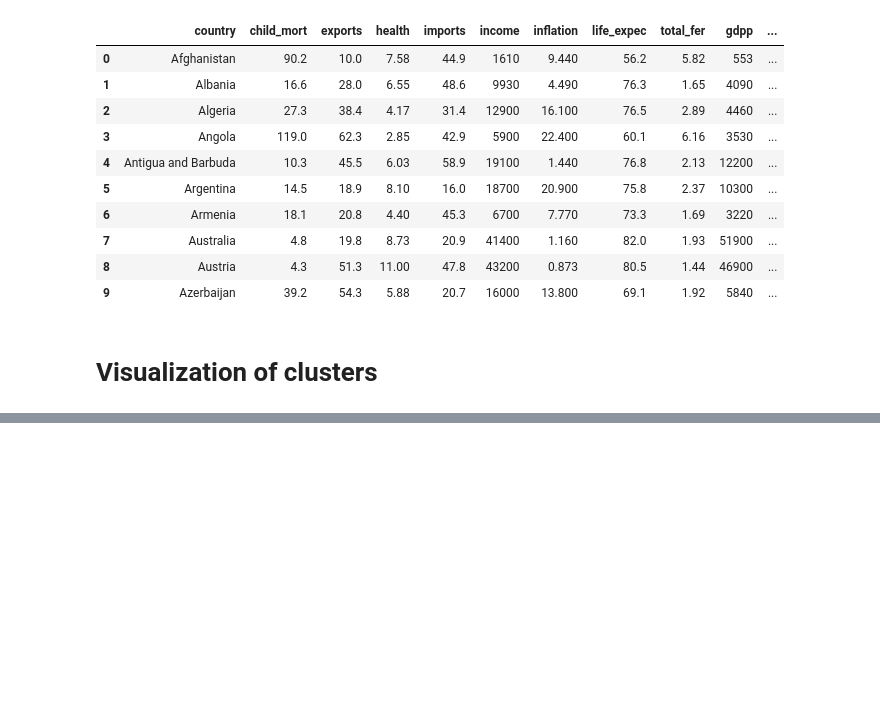
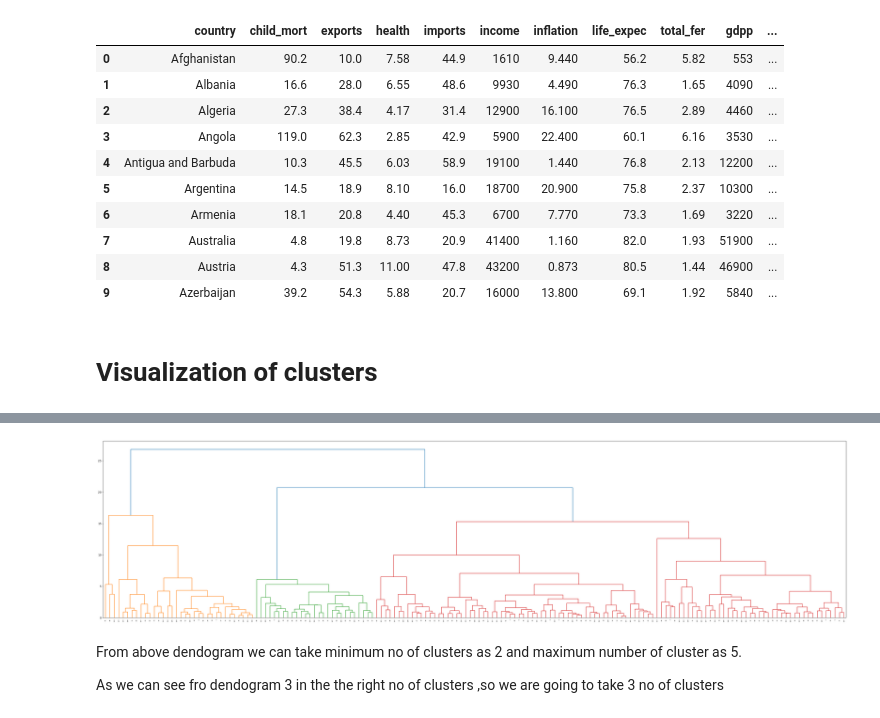
Before and after one commit to ADEOYE-MARY25/ml, a Jupyter notebook: unsupervised_project/unspervised_country_dataset.ipynb, the cells around one changed output, grey strips where cells are left out. Saved outputs shown, nothing was run; the diff lists cells and outputs as text; code cells hidden in the pictures; blank space fills up the shorter version.

```diff
--- a/unsupervised_project/unspervised_country_dataset.ipynb
+++ b/unsupervised_project/unspervised_country_dataset.ipynb
@@ -333,0 +493,12 @@ sns.scatterplot(kmeans_df)
+# %%
+# ploting dengogram
+import scipy.cluster.hierarchy as hcluster
+plt.figure(figsize=(50, 12))
+dend=hcluster.dendrogram(hcluster.linkage(scaled_df, method='ward'))
+# %% [output]
+[figure, added]
+# %% [markdown]
+From above dendogram we can take minimum no of clusters as 2 and maximum number of cluster as 5.
+
+
+As we can see fro dendogram 3 in the the right no of clusters ,so we are going to take 3 no of clusters
```
Also changed, not shown: parts of 19 cells of this notebook.
